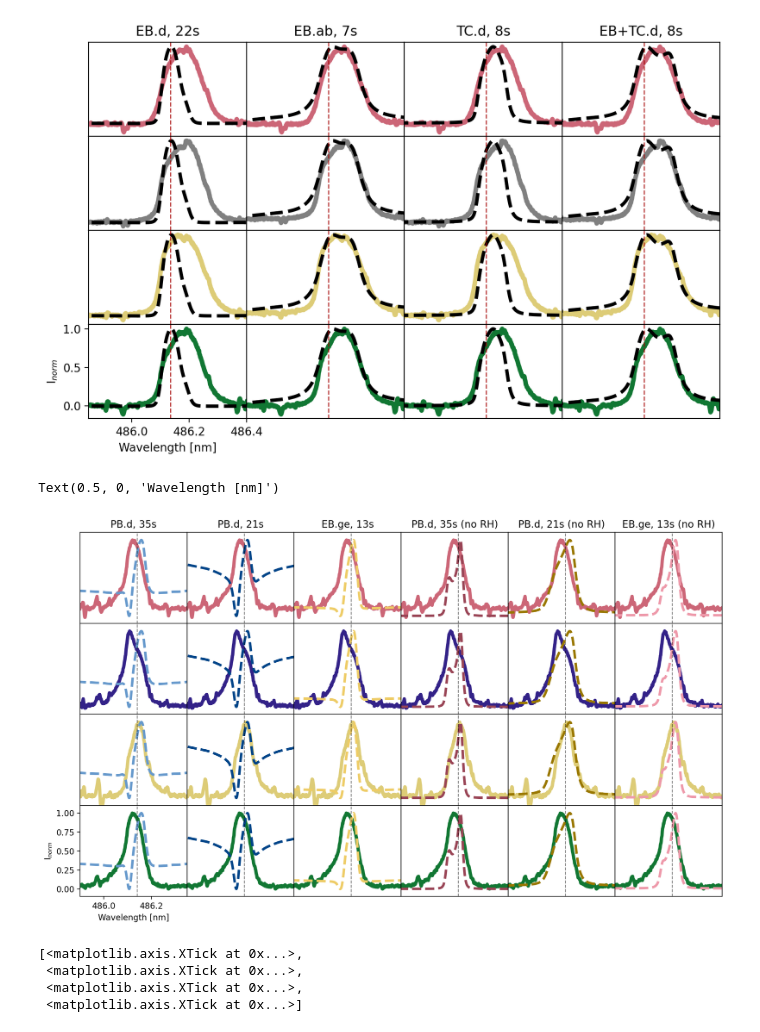
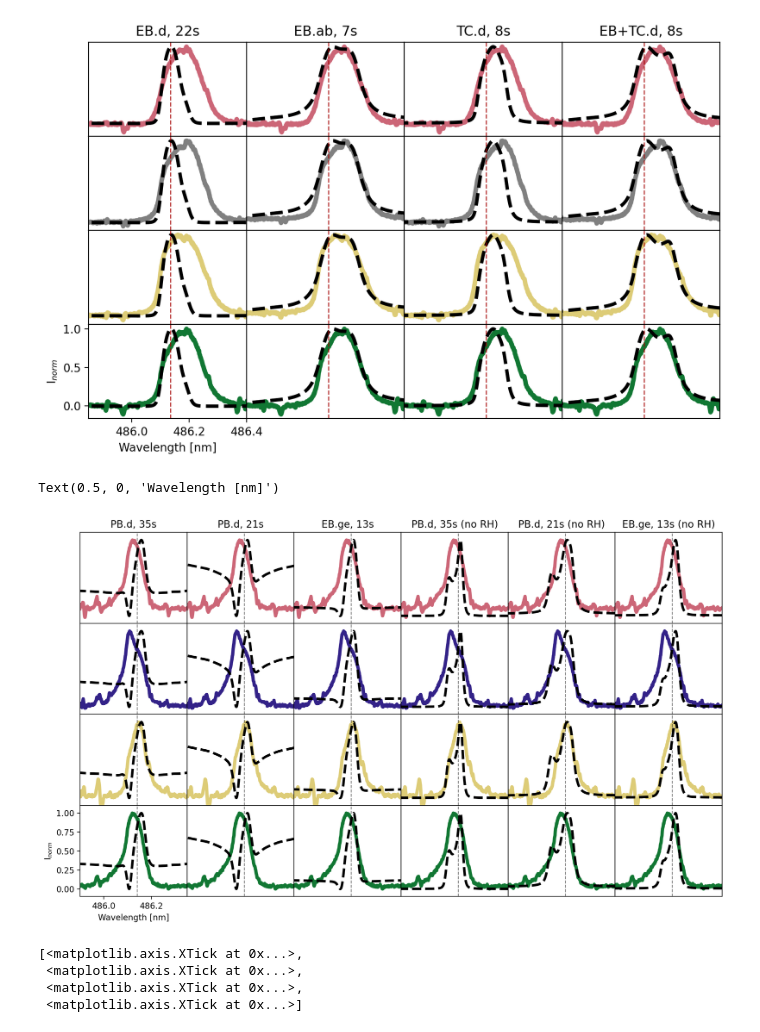
Before and after one commit to coletamburri2112/Flare_Patrol_Analysis, a Jupyter notebook: NOTEBOOKS/11_Aug_2024_Flare_Paper_Plots/11Aug2024_DKIST_RADYN+RH_comp_hbeta.ipynb, the cells around one changed output. Cells and saved outputs as stored; diff of their text form; code cells hidden in the pictures.

```diff
--- a/NOTEBOOKS/11_Aug_2024_Flare_Paper_Plots/11Aug2024_DKIST_RADYN+RH_comp_hbeta.ipynb
+++ b/NOTEBOOKS/11_Aug_2024_Flare_Paper_Plots/11Aug2024_DKIST_RADYN+RH_comp_hbeta.ipynb
@@ -160,7 +160,7 @@ def find_nearest(array, value):
     idx = (np.abs(array - value)).argmin()
     return array[idx],idx
 # %%
-feature = 'deepheating' #red or deepheating or symmetric or blueshift
+feature = 'blueshift' #red or deepheating or symmetric or blueshift
 # %%
 #read-in from alternative calibration:
 dkist_file_newcalib = '/Users/coletamburri/Desktop/11Aug2024_Cclass_Hbeta_calib_bestseeing.npz'
@@ -246,6 +246,10 @@ modelnameqs0_EBTCd = 'rhf1d_11Aug_Cclass_EBTC_d_0s_mu0.npz'
 modelnameqs05_EBTCd = 'rhf1d_11Aug_Cclass_EBTC_d_0s_mu0.5.npz'
 modelnameqs1_EBTCd = 'rhf1d_11Aug_Cclass_EBTC_d_0s_mu1.npz'
 
+modelnameqs0_EBge = 'rhf1d_11Aug_Cclass_EBge_0s_mu0.npz'
+modelnameqs05_EBge = 'rhf1d_11Aug_Cclass_EBge_0s_mu0.5.npz'
+modelnameqs1_EBge = 'rhf1d_11Aug_Cclass_EBge_0s_mu1.npz'
+
 models = []
 if feature == 'red':
     models.append('11Aug_Cclass_D_final_22s_mu1.npz') #region D, 22s (time-consistent; small redshift)
@@ -440,12 +444,27 @@ for i in range(len(models)):
 
     if feature=='blueshift':
 
-        # elif feature == 'blueshift':
-        #     models.append('rhf1d_11Aug_Cclass_D_proton_35s_mu1.npz') # proton beam at 35 post-RH
-        #     models.append('11Aug_Cclass_regionD_proton_21s_mu1.npz') # proton beam at 21 post-RH
-        #     models.append('rhf1d_11Aug_Cclass_gentleevap_13s_mu1.npz') # gentle evaporation at 13 s post-RH
+# elif feature == 'blueshift':
+#     models.append('rhf1d_11Aug_Cclass_D_proton_35s_mu1.npz') # proton beam at 35 post-RH
+#     models.append('11Aug_Cclass_regionD_proton_21s_mu1.npz') # proton beam at 21 post-RH
+#     models.append('rhf1d_11Aug_Cclass_gentleevap_13s_mu1.npz') # gentle evaporation at 13 s post-RH
+#     RADYNonly_proton = '/Users/coletamburri/Desktop/RADYN_Runs_SCPed/11Aug2024_alternative_heating/11Aug2024_Cclass_d_proton_v2.sav'
+#     RADYNonly_ge = '/Users/coletamburri/Desktop/RADYN_Runs_SCPed/11Aug2024_alternative_heating/11Aug2024_gentleevaptake2.sav'
         if i == 0 or i == 1:
             model_choiceqs = np.load(base+modelnameqs1_PBd)
+            hbetainds = np.where((model_choiceqs['wl_rh']>485.95) & (model_choiceqs['wl_rh']< 486.5))
+
+            #define quiet sun stuff
+            model_choiceqs_wl = model_choiceqs['wl_rh'][hbetainds]
+            model_choiceqs_int = model_choiceqs['int_rh'][hbetainds]
+            model_choiceqs_wlshift = model_choiceqs_wl-lamb0
+
+            dkist_wl_shift = dkist_wl-lamb0
+
+            yconvqs = psf_adjust(model_choiceqs_wl,model_choiceqs_int,fwhm,dkist_wl)
+
+        if i == 2:
+            model_choiceqs = np.load(base+modelnameqs1_EBge)
             hbetainds = np.where((model_choiceqs['wl_rh']>485.95) & (model_choiceqs['wl_rh']< 486.5))
 
             #define quiet sun stuff
@@ -535,7 +554,7 @@ if feature=='blueshift':
     nmu_ge = 5
     kr=4
     headon_hbeta_pb = outintt_pb[70,kr,4,1:nq_pb[kr]]-outintt_pb[0,kr,4,1:nq_pb[kr]]
-    headon_hbeta_pb2 = outintt_pb[34,kr,4,1:nq_pb[kr]]-outintt_pb[0,kr,4,1:nq_pb[kr]]
+    headon_hbeta_pb2 = outintt_pb[42,kr,4,1:nq_pb[kr]]-outintt_pb[0,kr,4,1:nq_pb[kr]]
     headon_hbeta_ge = outintt_ge[26,kr,4,1:nq_ge[kr]]-outintt_ge[0,kr,4,1:nq_ge[kr]]
 
     wavelengths = (doppler_shift_to_wavelength(486.135,q_pb[kr,:-1]*qnorm_pb))[0:200].value+486.135
@@ -680,35 +699,35 @@ colors=tol_colors.tol_cset('muted')
 modcolors=tol_colors.tol_cset('medium-contrast')
 
 modstyles = ['--','--','--','--','--','--']
 fig,ax=plt.subplots(4,6,dpi=200,figsize=(14,8))
 for i in range(len(choice_is)):
     for j in range(len(modelscomp)):
         ax[i,j].plot(dkist_wl,normalize_range(dkist_int[lowvisp+int(cc[choice_is[i]][0]),:,int(cc[choice_is[i]][1])],lowlim=hbeta_low+20,highlim=hbeta_high),alpha=1,linewidth=4,c=colors[i])
-        ax[i,j].plot(dkist_wl,normalize_range(modelscomp[j]),linewidth=3,color=modcolors[j],linestyle=modstyles[j])
+        ax[i,j].plot(dkist_wl,normalize_range(modelscomp[j]),linewidth=3,color='black',linestyle=modstyles[j])
         ax[i,j].set_xlim([485.9,486.35])
         ax[i,j].set_ylim([-0.1,1.1])
         if i!=3 or j!=0:
             ax[i,j].set_xticks([])
             ax[i,j].set_yticks([])
 
 
 
         ax[i,j].axvline(486.14,c='black',linestyle='dashed',linewidth=1,alpha=0.5)
 
 ax[0,0].set_title('PB.d, 35s')
 ax[0,1].set_title('PB.d, 21s')
 ax[0,2].set_title('EB.ge, 13s')
 ax[0,3].set_title('PB.d, 35s (no RH)')
 ax[0,4].set_title('PB.d, 21s (no RH)')
 ax[0,5].set_title('EB.ge, 13s (no RH)')
 
 fig.subplots_adjust(hspace=0, wspace=0)
 
 ax[3,0].set_ylabel(r'I$_{norm}$')
 ax[3,0].set_xlabel('Wavelength [nm]')
 # %% [output]
 Text(0.5, 0, 'Wavelength [nm]')
-[figure, old version]
+[figure, new version]
 # %%
 #for deepheating
 
```
Also changed, not shown: parts of 1 cell of this notebook, 1 other file.
